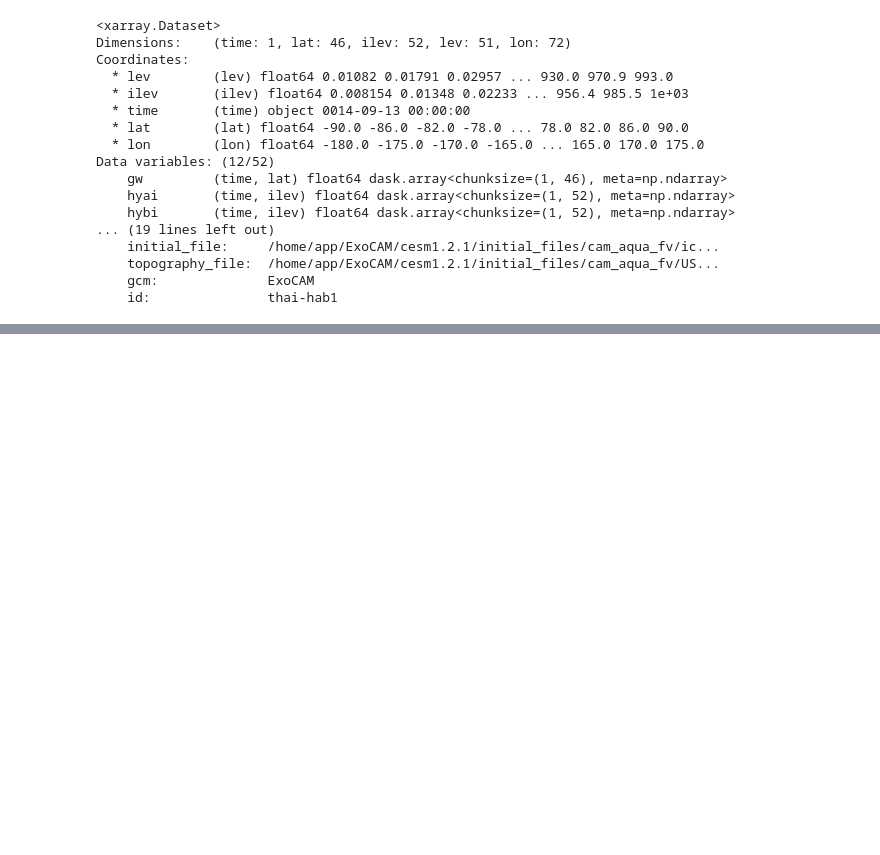
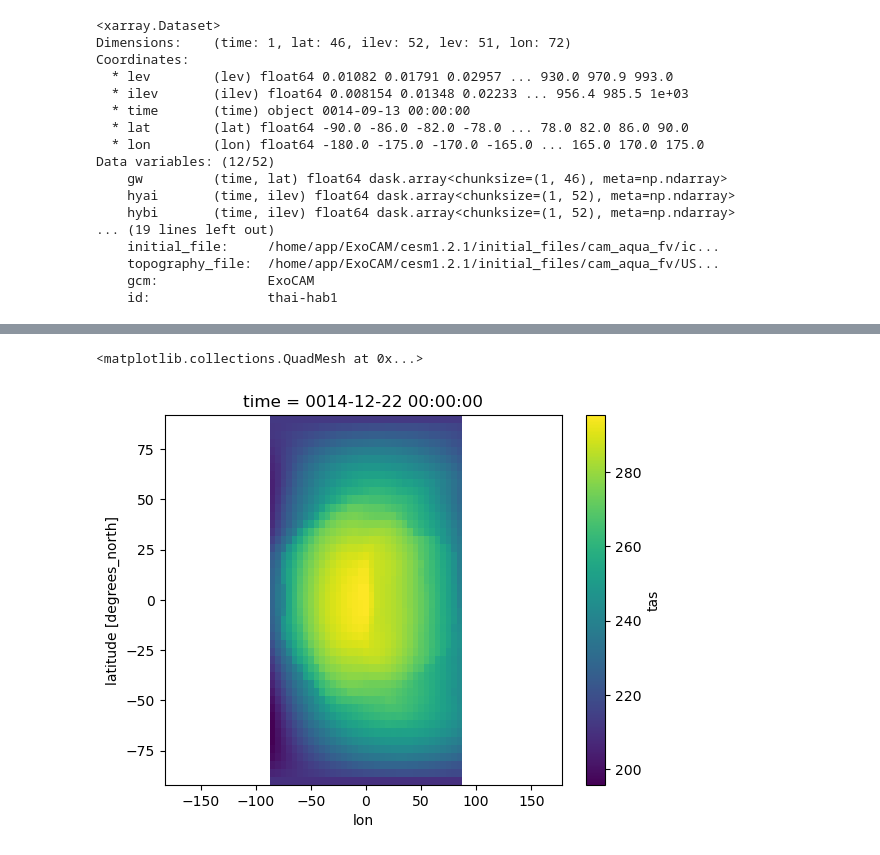
Before and after one commit to hannahwoodward/gcm-plot-examples, a Jupyter notebook: intro.ipynb, the cells around one changed output, grey strips where cells are left out. Cells and saved outputs as stored; diff of their text form; code cells hidden in the pictures; blank space fills up the shorter version.

```diff
--- a/intro.ipynb
+++ b/intro.ipynb
@@ -245,0 +285,10 @@ Data variables: (12/52)
+# %%
+# Mask data to day-side of tidally-locked planet and plot
+gcm_slice_tas\
+    .where(
+        (gcm_slice_tas.lon < 90) & (gcm_slice_tas.lon > -90)
+    )\
+    .plot(x='lon', y='lat')
+# %% [output]
+<matplotlib.collections.QuadMesh at 0x...>
+[figure, added]
```
Also changed, not shown: parts of 10 cells of this notebook, 5 other files.
